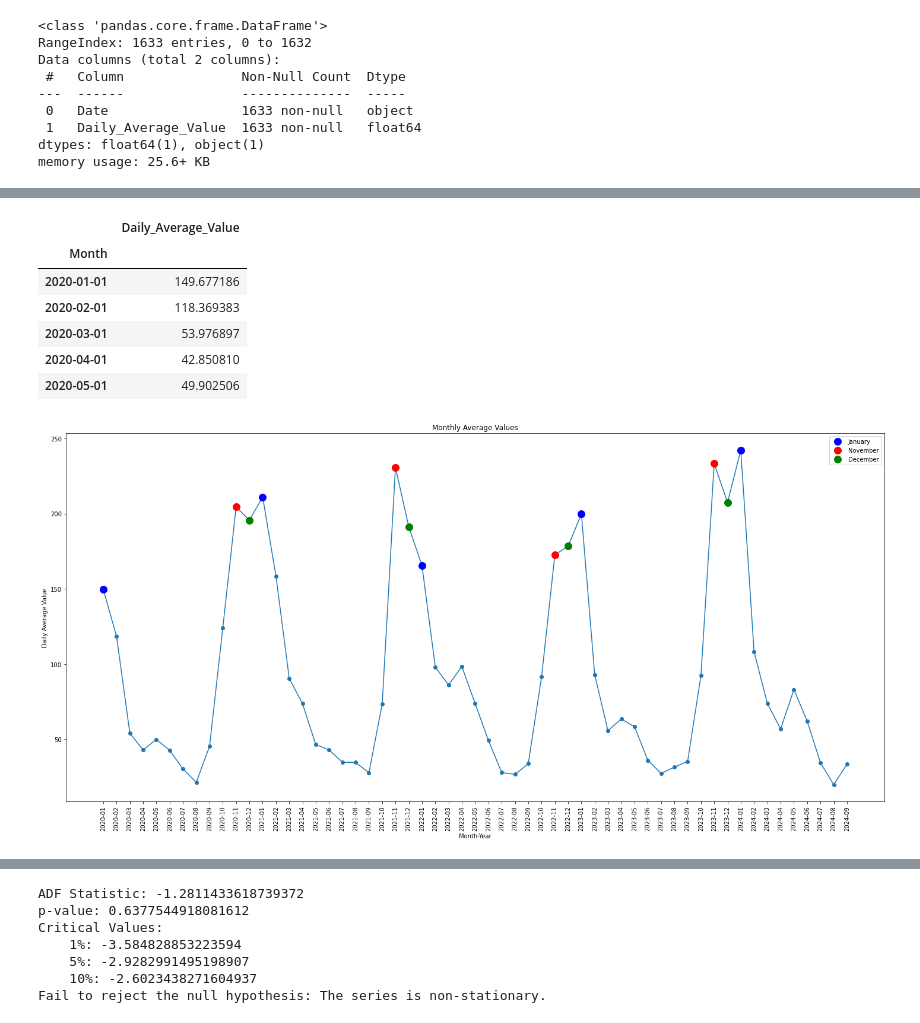
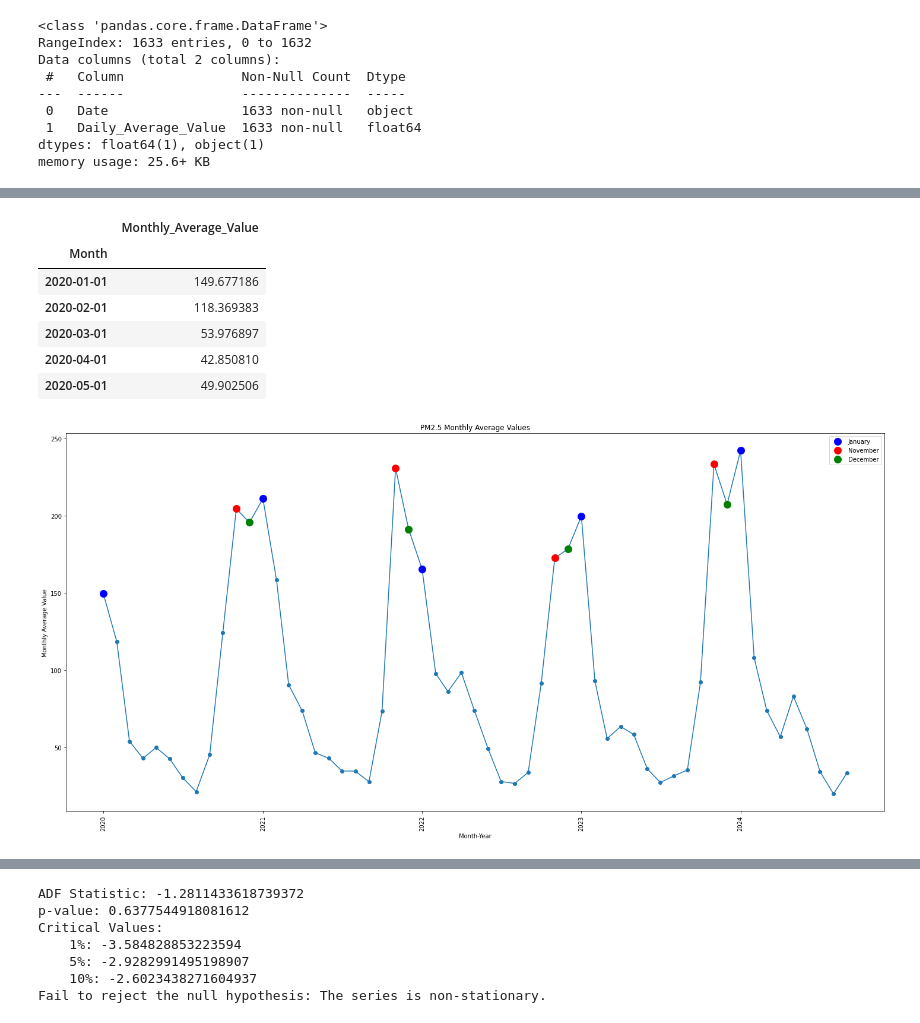
Before and after one commit to Shubham1193/Diwali-pollution-forcasting, a Jupyter notebook: timeseries.ipynb, the cells around one changed output, grey strips where cells are left out. Cells and saved outputs as stored; diff of their text form; code cells hidden in the pictures.

```diff
--- a/timeseries.ipynb
+++ b/timeseries.ipynb
@@ -312,10 +312,12 @@ monthly_avg['Month'] = monthly_avg['Month'].dt.to_timestamp()
 monthly_avg = monthly_avg.set_index('Month')
 
 # Now monthly_avg will have 'Month' as its index and can be plotted directly
+# Rename the column
+monthly_avg.rename(columns={'Daily_Average_Value': 'Monthly_Average_Value'}, inplace=True)
 # %%
 monthly_avg.head()
 # %% [output]
-|  | Daily_Average_Value |
+|  | Monthly_Average_Value |
 | Month |  |
 | 2020-01-01 | 149.677186 |
 | 2020-02-01 | 118.369383 |
@@ -323,33 +325,35 @@ monthly_avg.head()
 | 2020-04-01 | 42.850810 |
 | 2020-05-01 | 49.902506 |
 # %%
+import matplotlib.pyplot as plt
+
 plt.figure(figsize=(20, 10))
 
 # Main plot
-plt.plot(monthly_avg.index.to_numpy(), monthly_avg['Daily_Average_Value'].to_numpy(), marker='o')
+plt.plot(monthly_avg.index.to_numpy(), monthly_avg['Monthly_Average_Value'].to_numpy(), marker='o')
 
-# Highlight November and December points
-jan_mask = monthly_avg.index.str.contains('-01')
-nov_mask = monthly_avg.index.str.contains('-11')
-dec_mask = monthly_avg.index.str.contains('-12')
+# Highlight January, November, and December points
+jan_mask = monthly_avg.index.month == 1
+nov_mask = monthly_avg.index.month == 11
+dec_mask = monthly_avg.index.month == 12
 
-plt.plot(monthly_avg[jan_mask].index.to_numpy(), monthly_avg[jan_mask]['Daily_Average_Value'].to_numpy(),
+plt.plot(monthly_avg[jan_mask].index.to_numpy(), monthly_avg[jan_mask]['Monthly_Average_Value'].to_numpy(),
          'bo', markersize=12, label='January')
-plt.plot(monthly_avg[nov_mask].index.to_numpy(), monthly_avg[nov_mask]['Daily_Average_Value'].to_numpy(),
+plt.plot(monthly_avg[nov_mask].index.to_numpy(), monthly_avg[nov_mask]['Monthly_Average_Value'].to_numpy(),
          'ro', markersize=12, label='November')
-plt.plot(monthly_avg[dec_mask].index.to_numpy(), monthly_avg[dec_mask]['Daily_Average_Value'].to_numpy(),
+plt.plot(monthly_avg[dec_mask].index.to_numpy(), monthly_avg[dec_mask]['Monthly_Average_Value'].to_numpy(),
          'go', markersize=12, label='December')
 
-plt.title('Monthly Average Values')
+plt.title('PM2.5 Monthly Average Values')
 plt.xlabel('Month-Year')
-plt.ylabel('Daily Average Value')
+plt.ylabel('Monthly Average Value')
 plt.grid(False)
 plt.xticks(rotation=90)
 plt.legend()
 plt.tight_layout()
 plt.show()
 # %% [output]
-[figure, old version]
+[figure, new version]
 # %%
 import pandas as pd
 import numpy as np
```
Also changed, not shown: parts of 20 cells of this notebook.
